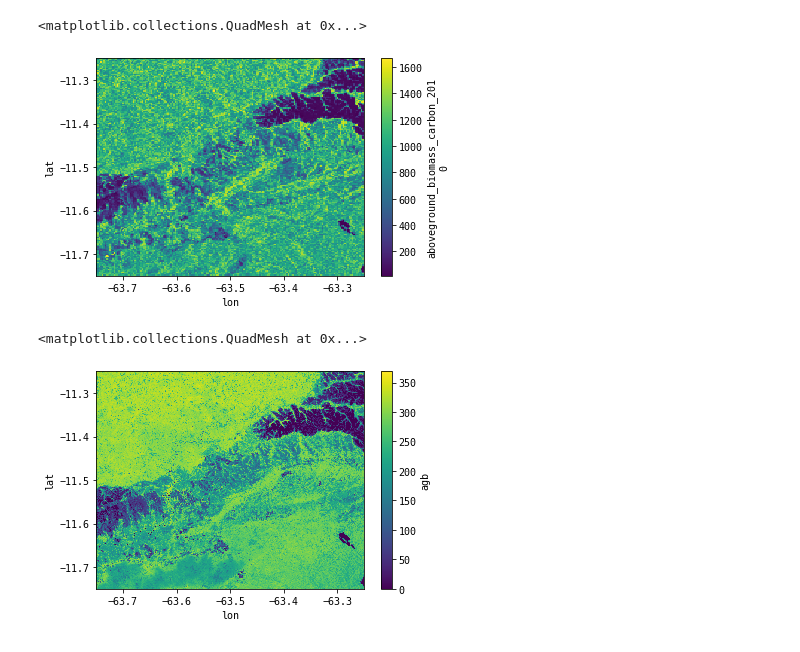
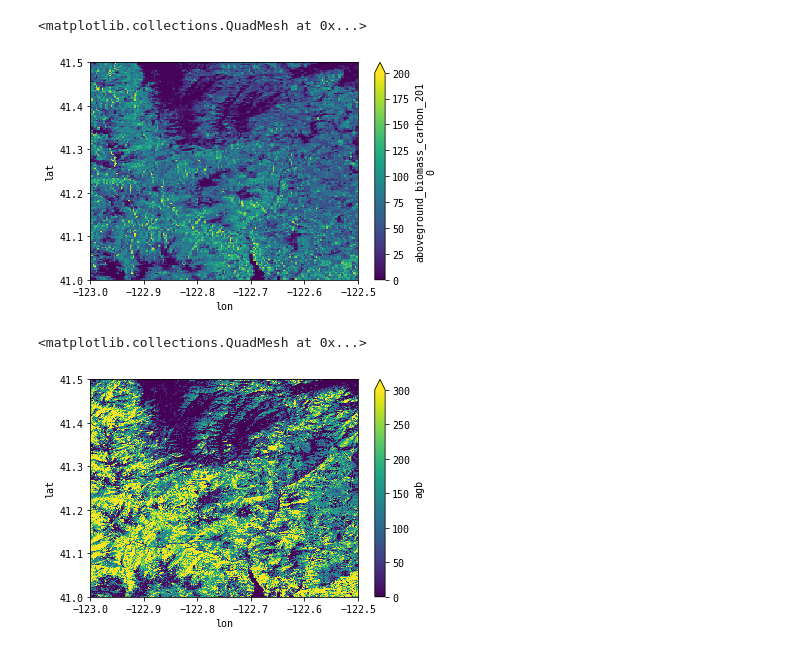
Before and after one commit to carbonplan/trace, a Jupyter notebook: single_tile.ipynb, the cells around one changed output. Drawn from its saved outputs; the diff is of its cells as text; code cells hidden in the pictures.

```diff
--- a/single_tile.ipynb
+++ b/single_tile.ipynb
@@ -21,20 +25,26 @@ where $\Delta ForestCover$ is the fraction of pixels within the given spatial ex
 # %%
+# !pip install rioxarray seaborn
 %matplotlib inline
-
+import dask
 import matplotlib.pyplot as plt
+import geopandas
 import intake
 import xarray as xr
+import rioxarray
+import numpy as np
+import seaborn as sns
 from dask.distributed import Client
+from shapely.geometry import mapping
+from sklearn.metrics import mean_squared_error
 
 from data import open_hansen_2018_tile
 
 # TODO: switch to carbonplan style theme
 plt.rcParams["font.family"] = "monospace"
 
-# data catalog
-cat = intake.open_catalog('catalog.yaml')
-
 TC02_PER_TC = 3.67
 TC_PER_TBM = 0.5
+SQM_PER_HA = 10000
+ORNL_SCALING = 0.1
 # %%
 # start a local Dask cluster
@@ -51,8 +60,8 @@ display(client)
 # %%
-# open a single 10x10 tile of data
-lat = '10S'
-lon = '070W'
-box = dict(lat=slice(-11.25, -11.75), lon=slice(-63.75, -63.25))
+# open a single 10x10degree tile of the Hansen 30x30m data
+lat = '50N'
+lon = '130W'
+box = dict(lat=slice(41.5, 41.), lon=slice(-123, -122.5))
 
 ds = open_hansen_2018_tile(lat, lon)
 display(ds)
@@ -75,0 +92,16 @@ Data variables:
+# %%
+# open some data for benchmarking
+
+# ORNL biomass
+ds_ornl = cat.ornl_biomass.to_dask() * ORNL_SCALING
+
+# shapefile for US states
+states = geopandas.read_file('/home/jovyan/.local/share/cartopy/shapefiles/natural_earth/cultural/ne_50m_admin_1_states_provinces_lakes.shp')
+us_states = states.query("admin == 'United States of America'").set_index('iso_3166_2')
+us_states.crs = "EPSG:4326"
+
+# State-wide Biomass aggregation from FIA
+df_fia_state = cat.fia_by_state.read()
+
+# California Biomass by FIA plot
+df_ca_fia = cat.fia_ca.read()
@@ -160,3 +213,0 @@ fig.tight_layout()
-# %%
-# jeremy, you can pick up here.
-ds_ornl = cat.ornl_biomass.to_dask()
@@ -172,10 +252,10 @@ plt.xlim([-50, 1250])
 # %%
-ds_ornl['aboveground_biomass_carbon_2010'].sel(**box).plot()
+(ds_ornl['aboveground_biomass_carbon_2010']).sel(**box).plot(vmin=0, vmax=200)
 # %% [output]
 <matplotlib.collections.QuadMesh at 0x...>
-[figure, old version]
+[figure, new version]
 # %%
-ds['agb'].sel(**box).plot()
+(ds['agb'] * TC_PER_TBM).sel(**box).plot(vmin=0, vmax=300)
 # %% [output]
 <matplotlib.collections.QuadMesh at 0x...>
-[figure, old version]
+[figure, new version]
```
Also changed, not shown: parts of 40 cells of this notebook, 1 other file.
